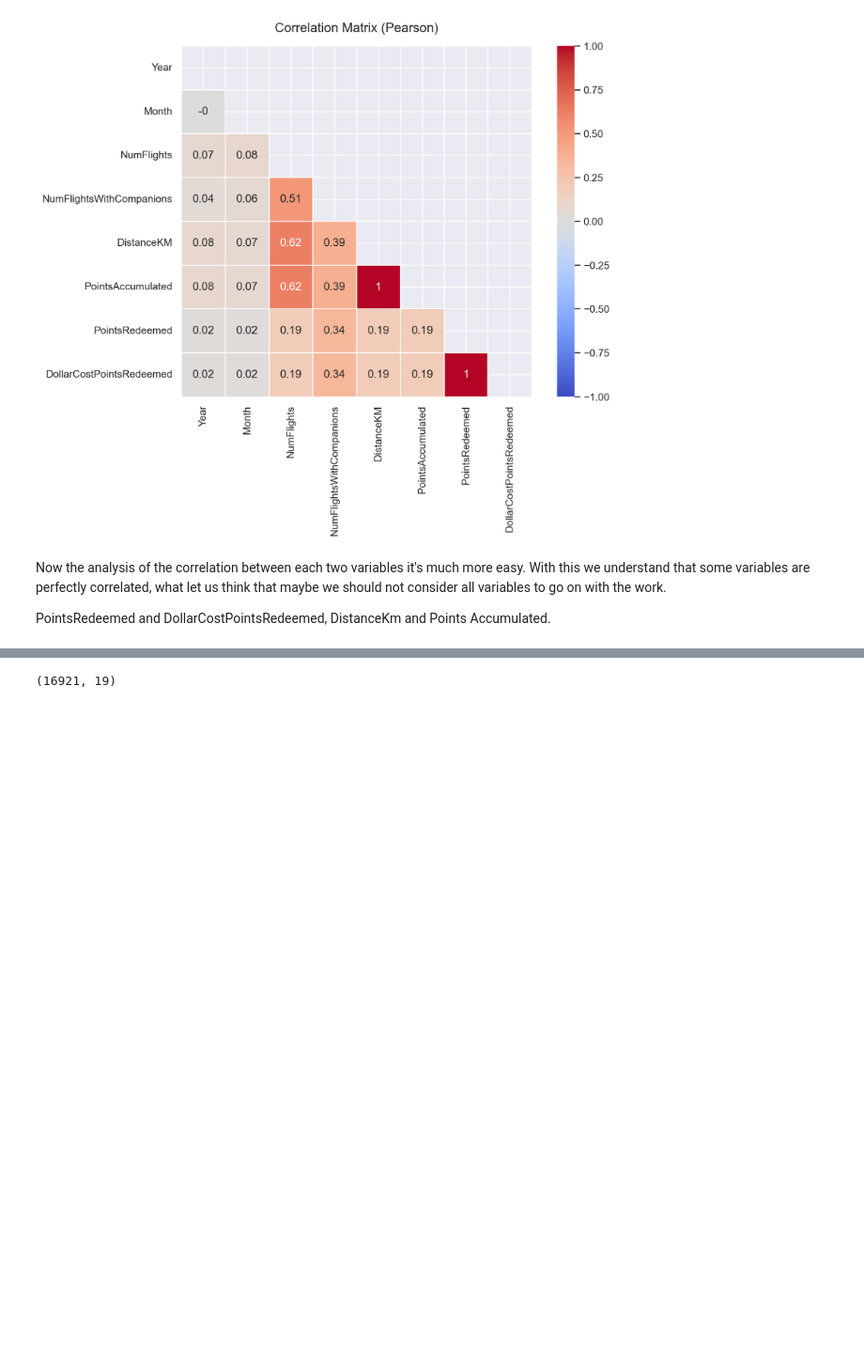
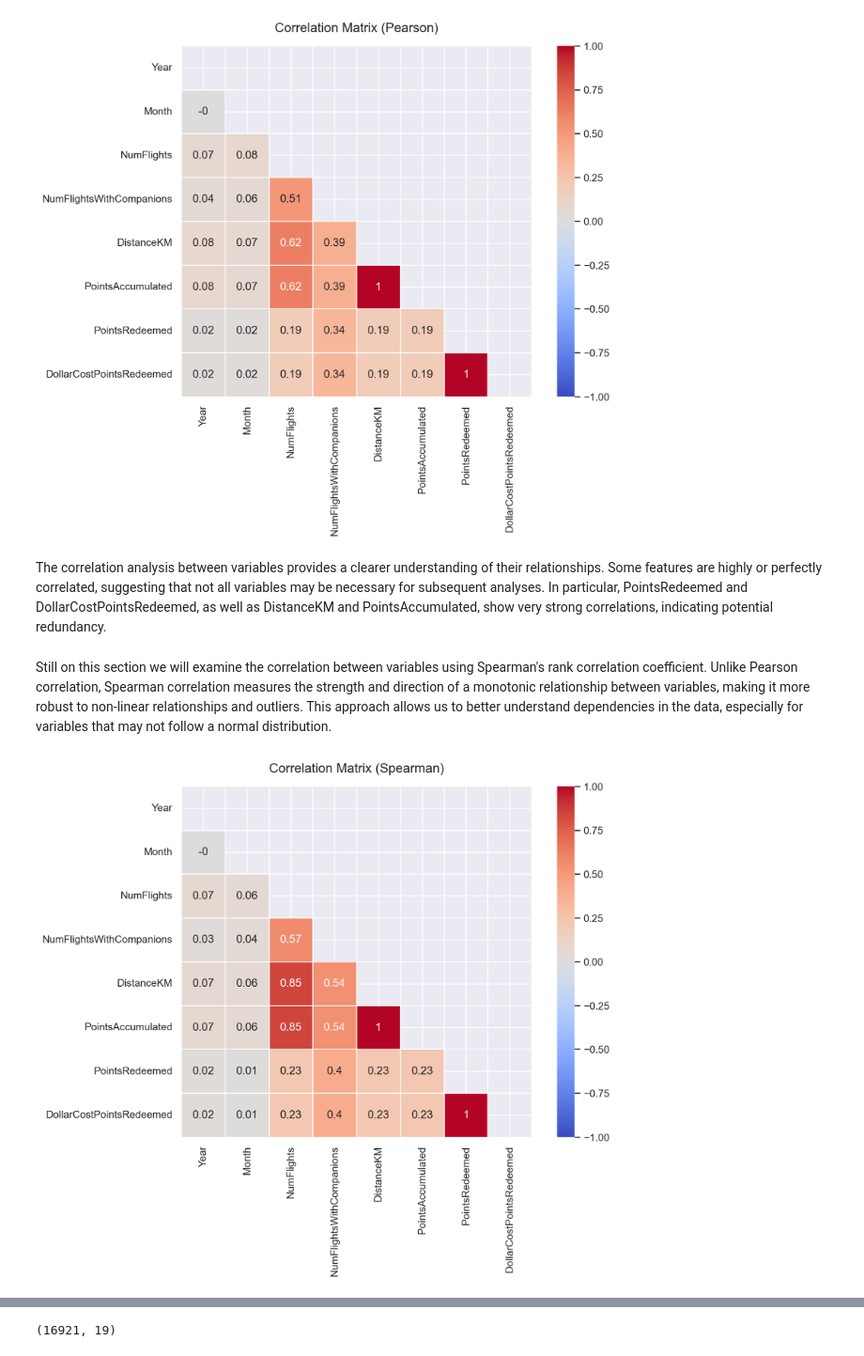
Before and after one commit to lourenco500/Data-Mining-Project, a Jupyter notebook: Data_Understanding_1.ipynb, the cells around one changed output, grey strips where cells are left out. Shown at 94% size. Drawn from its saved outputs; the diff is of its cells as text; code cells hidden in the pictures; blank space fills up the shorter version.

```diff
--- a/Data_Understanding_1.ipynb
+++ b/Data_Understanding_1.ipynb
@@ -483,6 +446,32 @@ plt.show()
 # %% [output]
 [figure]
 # %% [markdown]
-Now the analysis of the correlation between each two variables it's much more easy. With this we understand that some variables are perfectly correlated, what let us think that maybe we should not consider all variables to go on with the work.
-
-PointsRedeemed and DollarCostPointsRedeemed, DistanceKm and Points Accumulated.
+The correlation analysis between variables provides a clearer understanding of their relationships. Some features are highly or perfectly correlated, suggesting that not all variables may be necessary for subsequent analyses. In particular, PointsRedeemed and DollarCostPointsRedeemed, as well as DistanceKM and PointsAccumulated, show very strong correlations, indicating potential redundancy.
+# %% [markdown]
+Still on this section we will examine the correlation between variables using Spearman's rank correlation coefficient. Unlike Pearson correlation, Spearman correlation measures the strength and direction of a monotonic relationship between variables, making it more robust to non-linear relationships and outliers. This approach allows us to better understand dependencies in the data, especially for variables that may not follow a normal distribution.
+# %%
+corr = new.corr(method="spearman"). round(2)
+
+# Create a mask for the upper triangle
+mask = np.triu(np.ones_like(corr, dtype=bool))
+
+# Visualize correlation matrix
+fig = plt.figure(figsize=(10, 8))
+
+sns.heatmap(
+    corr,
+    mask=mask,                # hide upper triangle
+    annot=True,               # show values
+    cmap="coolwarm",          # divergent color map
+    center=0,                 # center colormap in 0
+    linewidths=0.5,           # lines between cells to help visualization
+    vmin=-1, vmax=1,          # fix scale
+    square=True               # make cells square-shaped
+)
+
+
+plt.title("Correlation Matrix (Spearman)", fontsize=14, pad=15)
+plt.tight_layout() # improve layout by reducing overlaps
+plt.show()
+# %% [output]
+[figure, added]
```
Also changed, not shown: parts of 61 cells of this notebook, 1 other file.
